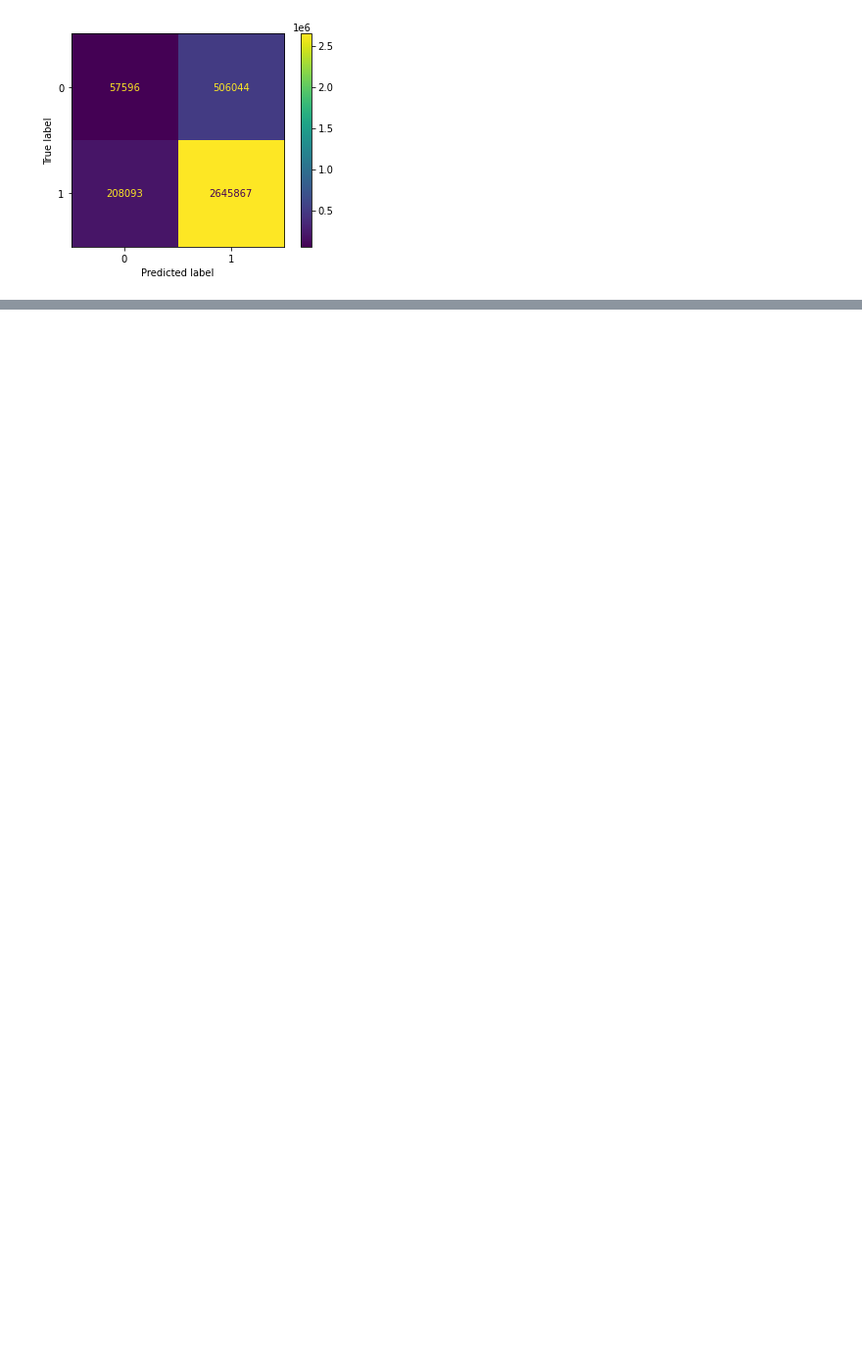
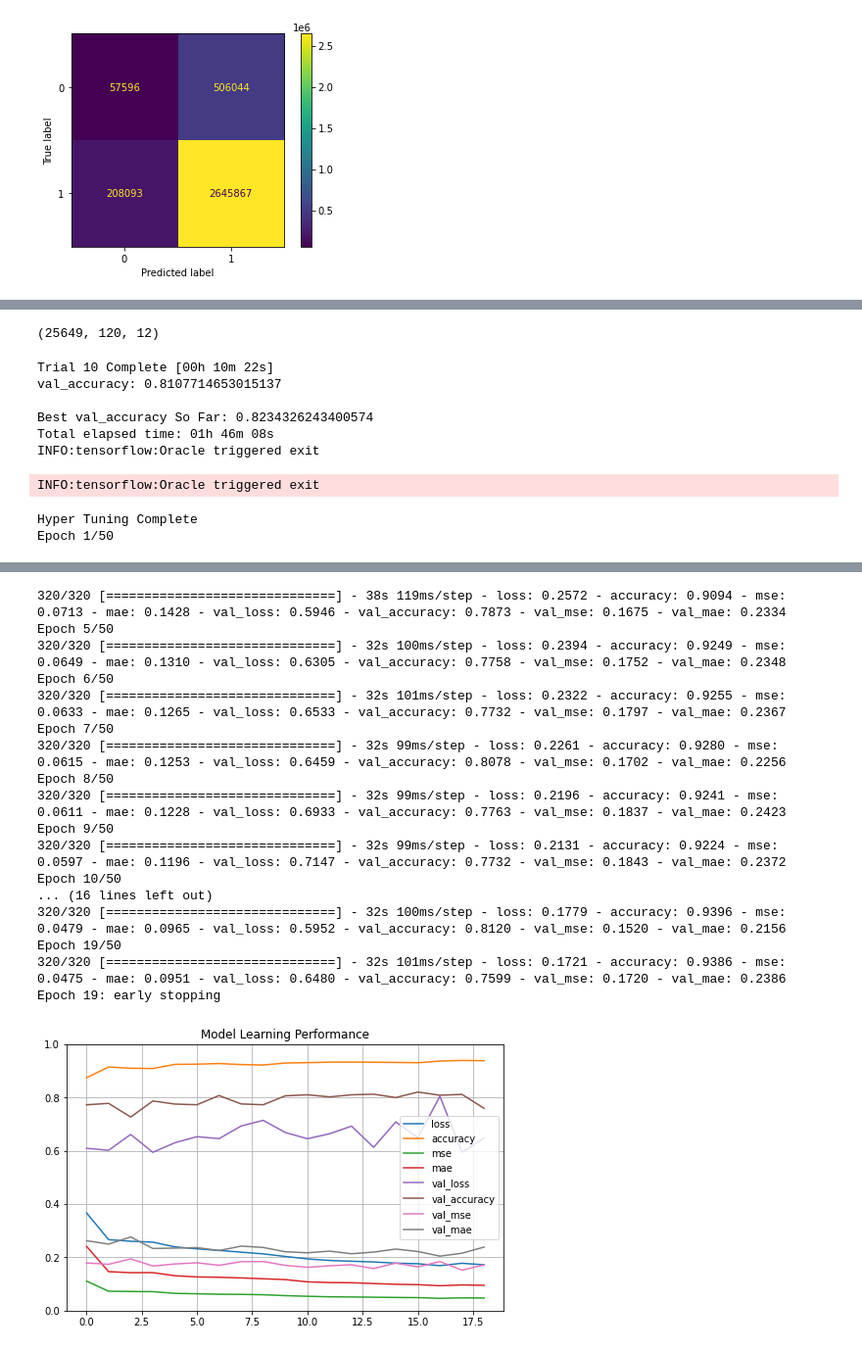
Before and after one commit to kbarbre/DS6050-SolarFlarePrediction, a Jupyter notebook: ColabNotebook_ModelPipeline.ipynb, the cells around one changed output, grey strips where cells are left out. Shown at 98% size. Cells and saved outputs as stored; diff of their text form; code cells hidden in the pictures; blank space fills up the shorter version.

```diff
--- a/ColabNotebook_ModelPipeline.ipynb
+++ b/ColabNotebook_ModelPipeline.ipynb
@@ -476,0 +644,10 @@ conf_matrix = tuned_model_mf.predict_conf_matrix(batched_2015,true_labels,make_p
+# %%
+data2014_sf = np.load("data_2014.npy")
+labels2014_sf = np.load("labels_2014.npy")
+# %%
+data2014_sf.shape
+# %% [output]
+(25649, 120, 12)
+# %%
+model3 = SolarLSTM(data2014_sf, labels2014_sf, "./", tune=True,
+                   units=(10, 16, 1), regularization=("early stopping"))
@@ -476,0 +658,12 @@ conf_matrix = tuned_model_mf.predict_conf_matrix(batched_2015,true_labels,make_p
+# %%
+history=model3.fit()
+# %% [output]
+Trial 10 Complete [00h 10m 22s]
+val_accuracy: 0.8107714653015137
+
+Best val_accuracy So Far: 0.8234326243400574
+Total elapsed time: 01h 46m 08s
+INFO:tensorflow:Oracle triggered exit
+INFO:tensorflow:Oracle triggered exit
+Hyper Tuning Complete
+Epoch 1/50
@@ -476,0 +685,18 @@ conf_matrix = tuned_model_mf.predict_conf_matrix(batched_2015,true_labels,make_p
+320/320 [==============================] - 38s 119ms/step - loss: 0.2572 - accuracy: 0.9094 - mse: 0.0713 - mae: 0.1428 - val_loss: 0.5946 - val_accuracy: 0.7873 - val_mse: 0.1675 - val_mae: 0.2334
+Epoch 5/50
+320/320 [==============================] - 32s 100ms/step - loss: 0.2394 - accuracy: 0.9249 - mse: 0.0649 - mae: 0.1310 - val_loss: 0.6305 - val_accuracy: 0.7758 - val_mse: 0.1752 - val_mae: 0.2348
+Epoch 6/50
+320/320 [==============================] - 32s 101ms/step - loss: 0.2322 - accuracy: 0.9255 - mse: 0.0633 - mae: 0.1265 - val_loss: 0.6533 - val_accuracy: 0.7732 - val_mse: 0.1797 - val_mae: 0.2367
+Epoch 7/50
+320/320 [==============================] - 32s 99ms/step - loss: 0.2261 - accuracy: 0.9280 - mse: 0.0615 - mae: 0.1253 - val_loss: 0.6459 - val_accuracy: 0.8078 - val_mse: 0.1702 - val_mae: 0.2256
+Epoch 8/50
+320/320 [==============================] - 32s 99ms/step - loss: 0.2196 - accuracy: 0.9241 - mse: 0.0611 - mae: 0.1228 - val_loss: 0.6933 - val_accuracy: 0.7763 - val_mse: 0.1837 - val_mae: 0.2423
+Epoch 9/50
+320/320 [==============================] - 32s 99ms/step - loss: 0.2131 - accuracy: 0.9224 - mse: 0.0597 - mae: 0.1196 - val_loss: 0.7147 - val_accuracy: 0.7732 - val_mse: 0.1843 - val_mae: 0.2372
+Epoch 10/50
+... (16 lines left out)
+320/320 [==============================] - 32s 100ms/step - loss: 0.1779 - accuracy: 0.9396 - mse: 0.0479 - mae: 0.0965 - val_loss: 0.5952 - val_accuracy: 0.8120 - val_mse: 0.1520 - val_mae: 0.2156
+Epoch 19/50
+320/320 [==============================] - 32s 101ms/step - loss: 0.1721 - accuracy: 0.9386 - mse: 0.0475 - mae: 0.0951 - val_loss: 0.6480 - val_accuracy: 0.7599 - val_mse: 0.1720 - val_mae: 0.2386
+Epoch 19: early stopping
+[figure, added]
```
Also changed, not shown: parts of 43 cells of this notebook.
